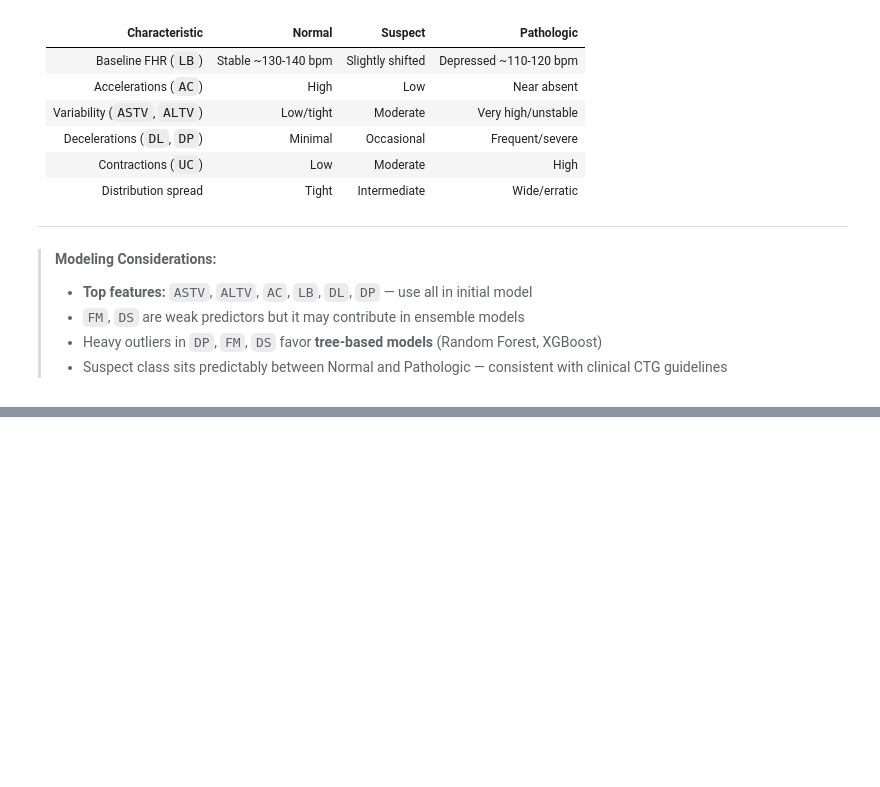
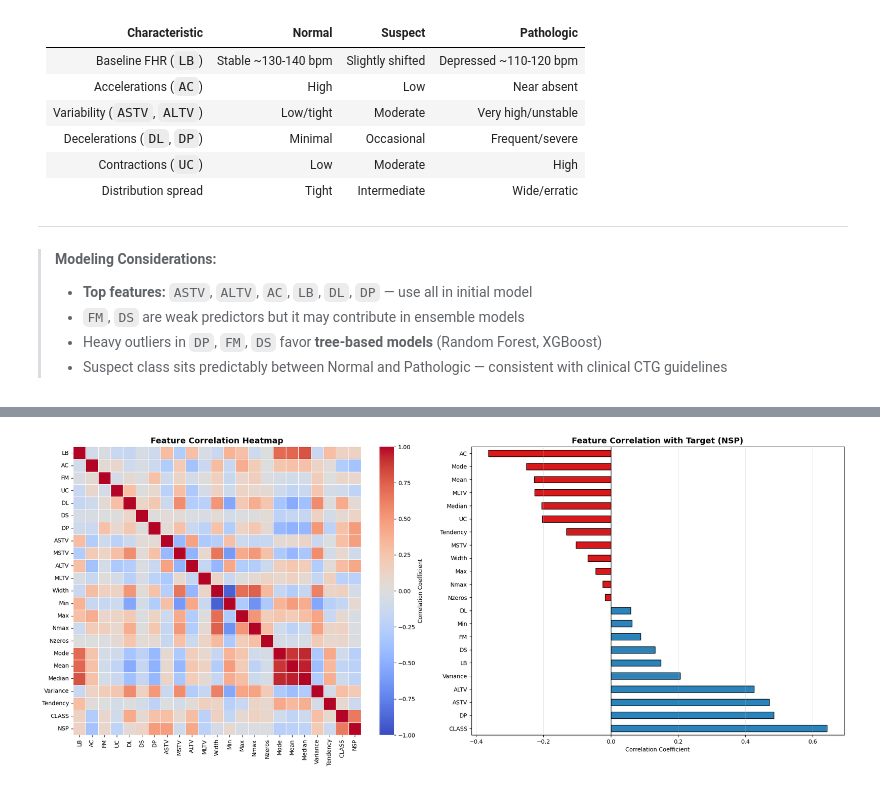
Before and after one commit to vgsilva-eng/applied-ai-ml, a Jupyter notebook: notebooks/Model_Analysis.ipynb, the cells around one changed output, grey strips where cells are left out. Cells and saved outputs as stored; diff of their text form; code cells hidden in the pictures; blank space fills up the shorter version.

```diff
--- a/notebooks/Model_Analysis.ipynb
+++ b/notebooks/Model_Analysis.ipynb
@@ -534,6 +503,85 @@ plt.show()
 # %%
-# 3.4.2 Sort features by most to least correlated to target
+# 3.4 Correlation Analysis
+"""
+Analyze feature correlations to identify:
+- Highly correlated features (potential redundancy)
+- Features strongly correlated with the target
+- Potential multicollinearity issues for linear models
+"""
 
-correlation = correlation_matrix['is_pathologic'].abs().sort_values(ascending = False)
-print(correlation)
+def plot_correlation_heatmap(df: pd.DataFrame, target_col: str = 'NSP') -> None:
+    """
+    Plot correlation heatmap for all features including the target variable.
+    """
+    print("3.5 CORRELATION ANALYSIS")
+
+    # Calculate correlation matrix
+    corr_matrix = df.corr()
+
+    # Create figure with two subplots
+    fig, axes = plt.subplots(1, 2, figsize=(20, 8))
+
+    # Full correlation heatmap
+    sns.heatmap(
+        corr_matrix,
+        annot=False,
+        cmap='coolwarm',
+        center=0,
+        vmin=-1,
+        vmax=1,
+        square=True,
+        linewidths=0.5,
+        cbar_kws={'label': 'Correlation Coefficient'},
+        ax=axes[0]
+    )
+    axes[0].set_title('Feature Correlation Heatmap', fontsize=14, fontweight='bold')
+
+    # Correlation with target variable
+    target_corr = corr_matrix[target_col].drop(target_col).sort_values(ascending=False)
+
+    colors = ['#d7191c' if x < 0 else '#2b83ba' for x in target_corr.values]
+    target_corr.plot(kind='barh', ax=axes[1], color=colors, edgecolor='black')
+    axes[1].set_title(f'Feature Correlation with Target ({target_col})',
+                      fontsize=14, fontweight='bold')
+    axes[1].set_xlabel('Correlation Coefficient')
+    axes[1].axvline(x=0, color='black', linestyle='-', linewidth=0.8)
+    axes[1].grid(axis='x', alpha=0.3)
+
+    plt.tight_layout()
+    plt.show()
+
+    # Print findings
+    print('\n--- Top Positive Correlations with Target ---')
+    print(target_corr.head(10).round(3).to_string())
+
+    print('\n--- Top Negative Correlations with Target ---')
+    print(target_corr.tail(10).round(3).to_string())
+
+    # Find highly correlated feature pairs (excluding target)
+    feature_cols = [c for c in df.columns if c not in CTG_TARGET_COLS]
+    feature_corr = df[feature_cols].corr()
+
+    # Get upper triangle to avoid duplicates
+    upper_tri = feature_corr.where(
+        np.triu(np.ones(feature_corr.shape), k=1).astype(bool)
+    )
+
+    high_corr_pairs = [
+        (col, row, upper_tri.loc[row, col])
+        for col in upper_tri.columns
+        for row in upper_tri.index
+        if abs(upper_tri.loc[row, col]) > 0.8
+    ]
+
+    if high_corr_pairs:
+        print('\n--- Highly Correlated Feature Pairs (|r| > 0.8) ---')
+        for feat1, feat2, corr_val in sorted(high_corr_pairs,
+                                             key=lambda x: abs(x[2]),
+                                             reverse=True):
+            print(f'  {feat1} ↔ {feat2}: {corr_val:.3f}')
+    else:
+        print('\n--- No highly correlated feature pairs found (|r| > 0.8) ---')
+
+# Plot correlation analysis
+plot_correlation_heatmap(df, 'NSP')
 # %% [output]
@@ -556,0 +589 @@ Name: is_pathologic, dtype: float64
+[figure, added]
```
Also changed, not shown: parts of 26 cells of this notebook.
